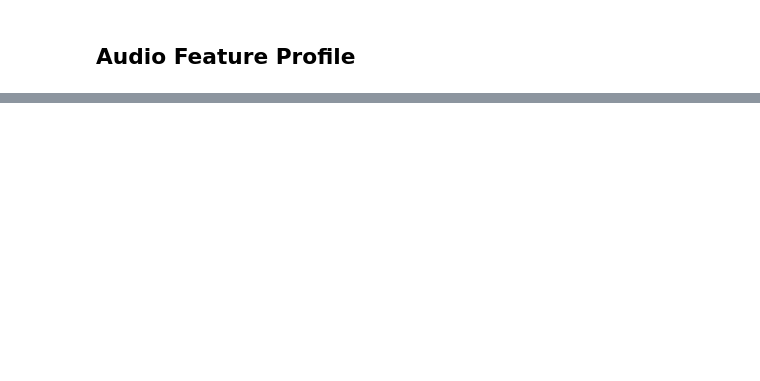
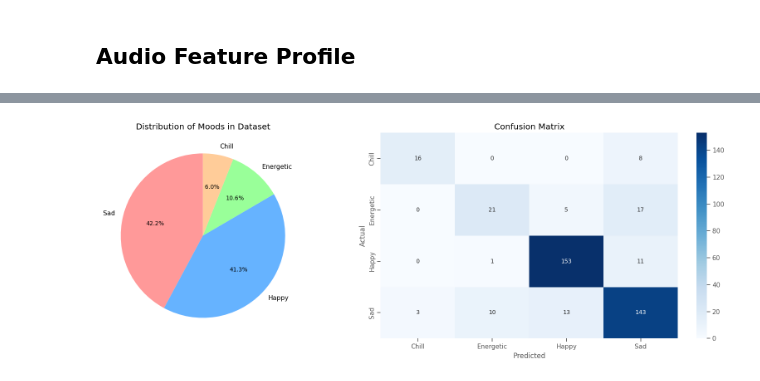
Before and after one commit to ananyachoudhuryyy/spotify_wrapped_iste, a Jupyter notebook: Spotify_Wrapped_Analysis.ipynb, the cells around one changed output, grey strips where cells are left out. Saved outputs shown, nothing was run; the diff lists cells and outputs as text; code cells hidden in the pictures; blank space fills up the shorter version.

```diff
--- a/Spotify_Wrapped_Analysis.ipynb
+++ b/Spotify_Wrapped_Analysis.ipynb
@@ -184,0 +265,29 @@ plt.show()
+# %%
+# Visualize mood distribution and model performance
+import seaborn as sns
+import matplotlib.pyplot as plt
+from sklearn.metrics import confusion_matrix
+
+# Set style
+plt.style.use('ggplot')
+
+# Create subplots
+fig, (ax1, ax2) = plt.subplots(1, 2, figsize=(18, 6))
+
+# Plot mood distribution
+mood_counts = df['Mood'].value_counts()
+ax1.pie(mood_counts, labels=mood_counts.index, autopct='%1.1f%%', startangle=90,
+        colors=['#FF9999','#66B3FF','#99FF99','#FFCC99'])
+ax1.set_title('Distribution of Moods in Dataset')
+
+# Plot confusion matrix
+cm = confusion_matrix(y_test, y_pred, labels=model.classes_)
+sns.heatmap(cm, annot=True, fmt='d', cmap='Blues', xticklabels=model.classes_, yticklabels=model.classes_, ax=ax2)
+ax2.set_xlabel('Predicted')
+ax2.set_ylabel('Actual')
+ax2.set_title('Confusion Matrix')
+
+plt.tight_layout()
+plt.show()
+# %% [output]
+[figure, added]
```
Also changed, not shown: parts of 26 cells of this notebook.
